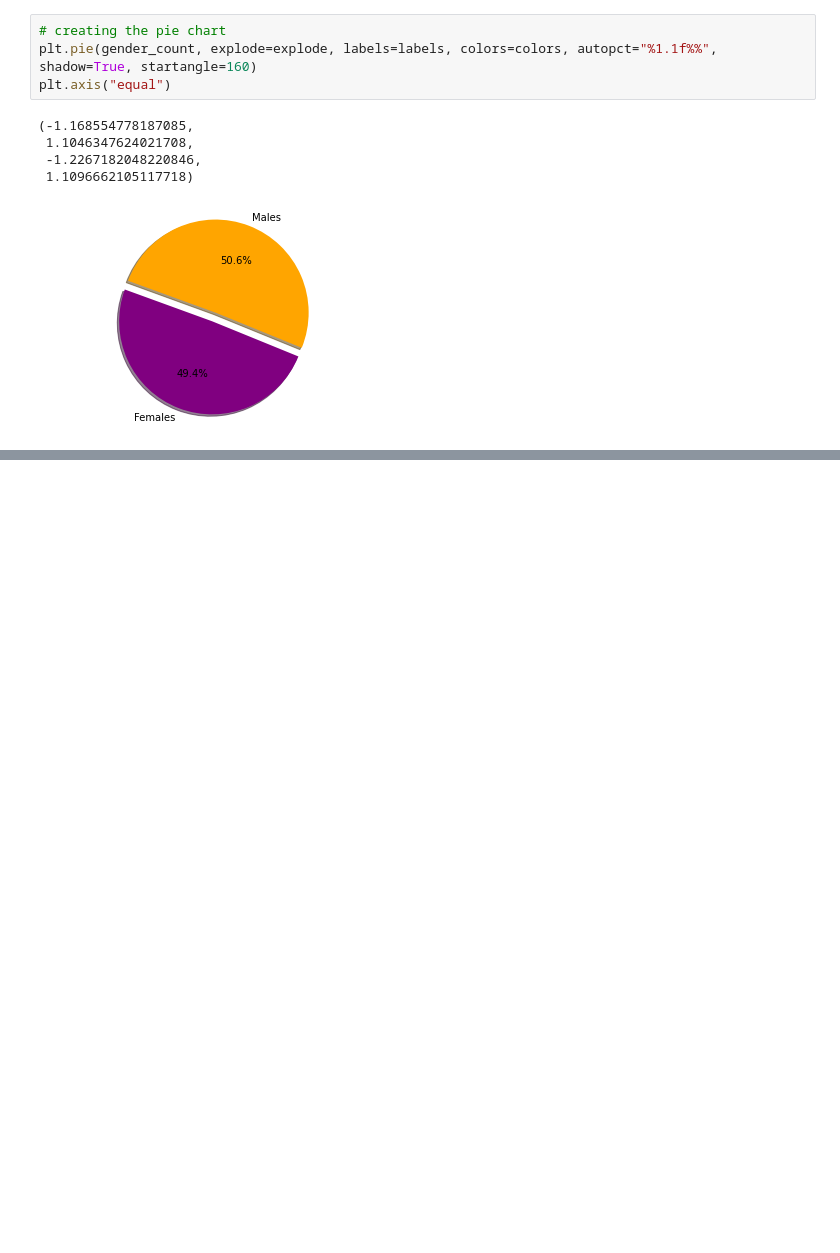
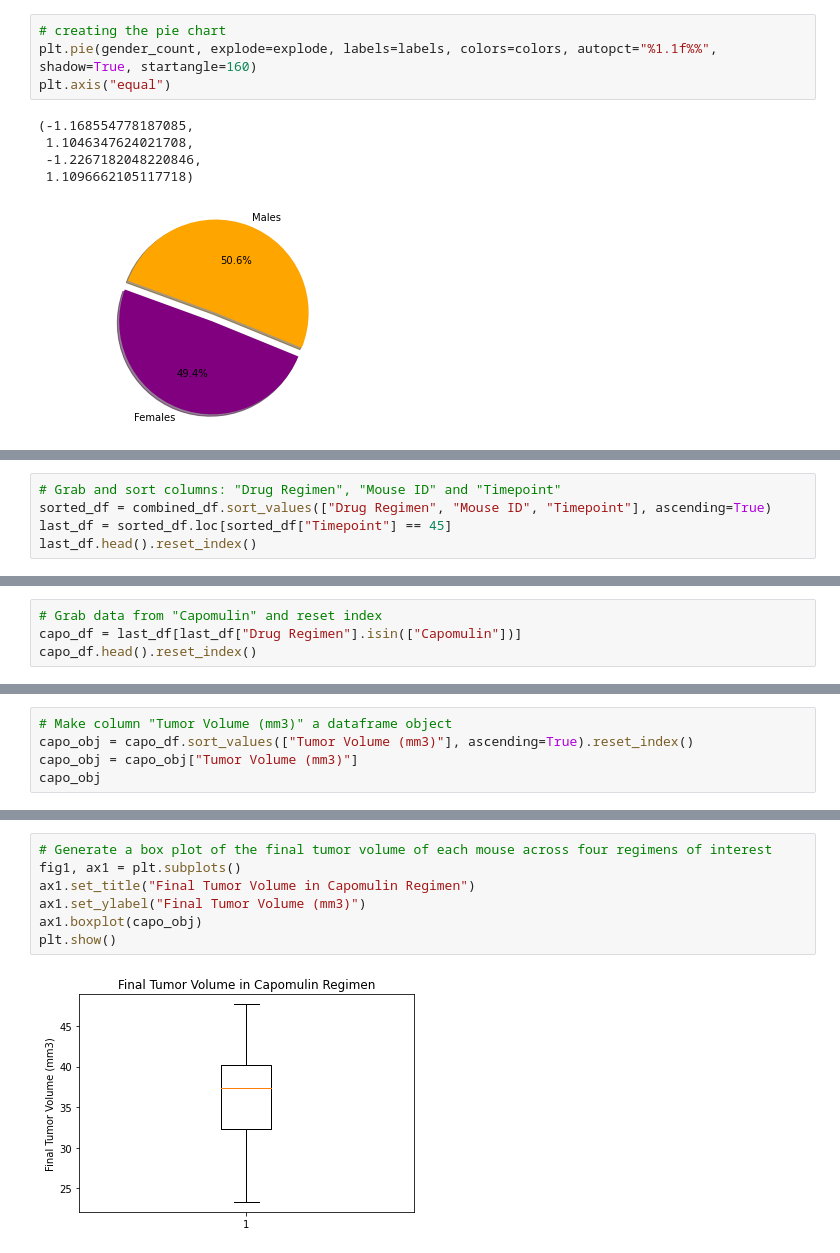
Before and after one commit to firdausmehta/Matplotlib-Power-of-Plots, a Jupyter notebook: ThePowerOfPlots/ThePowerOfPlots.ipynb, the cells around one changed output, grey strips where cells are left out. Saved outputs shown, nothing was run; the diff lists cells and outputs as text; blank space fills up the shorter version.

Commit message:
Quartiles, Outliers and Boxplots

```diff
--- a/ThePowerOfPlots/ThePowerOfPlots.ipynb
+++ b/ThePowerOfPlots/ThePowerOfPlots.ipynb
@@ -220,0 +234,5 @@ plt.axis("equal")
+# %%
+# Grab and sort columns: "Drug Regimen", "Mouse ID" and "Timepoint"
+sorted_df = combined_df.sort_values(["Drug Regimen", "Mouse ID", "Timepoint"], ascending=True)
+last_df = sorted_df.loc[sorted_df["Timepoint"] == 45]
+last_df.head().reset_index()
@@ -220,0 +246,4 @@ plt.axis("equal")
+# %%
+# Grab data from "Capomulin" and reset index
+capo_df = last_df[last_df["Drug Regimen"].isin(["Capomulin"])]
+capo_df.head().reset_index()
@@ -220,0 +257,5 @@ plt.axis("equal")
+# %%
+# Make column "Tumor Volume (mm3)" a dataframe object
+capo_obj = capo_df.sort_values(["Tumor Volume (mm3)"], ascending=True).reset_index()
+capo_obj = capo_obj["Tumor Volume (mm3)"]
+capo_obj
@@ -220,0 +303,9 @@ plt.axis("equal")
+# %%
+# Generate a box plot of the final tumor volume of each mouse across four regimens of interest
+fig1, ax1 = plt.subplots()
+ax1.set_title("Final Tumor Volume in Capomulin Regimen")
+ax1.set_ylabel("Final Tumor Volume (mm3)")
+ax1.boxplot(capo_obj)
+plt.show()
+# %% [output]
+[figure, added]
```
Also changed, not shown: parts of 18 cells of this notebook.
